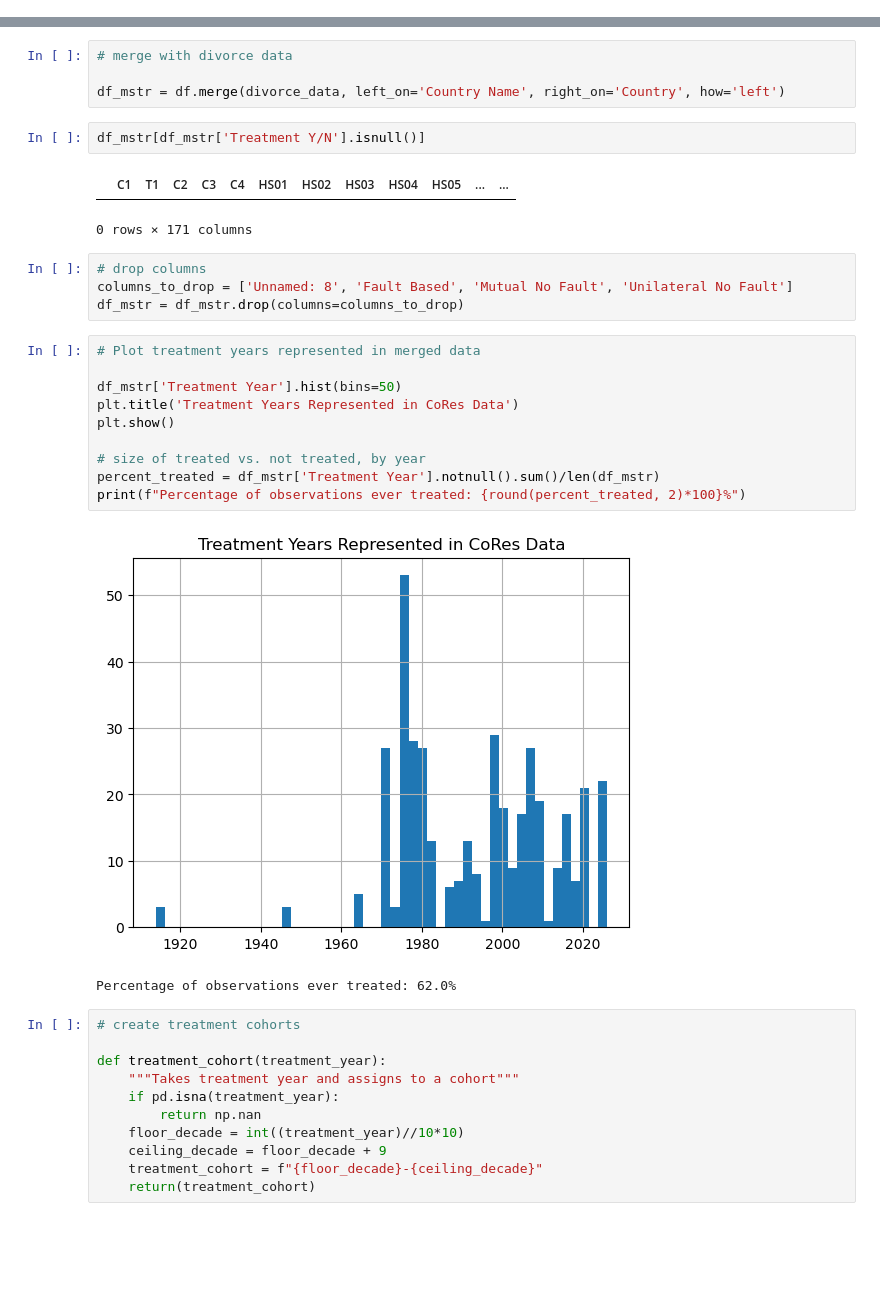
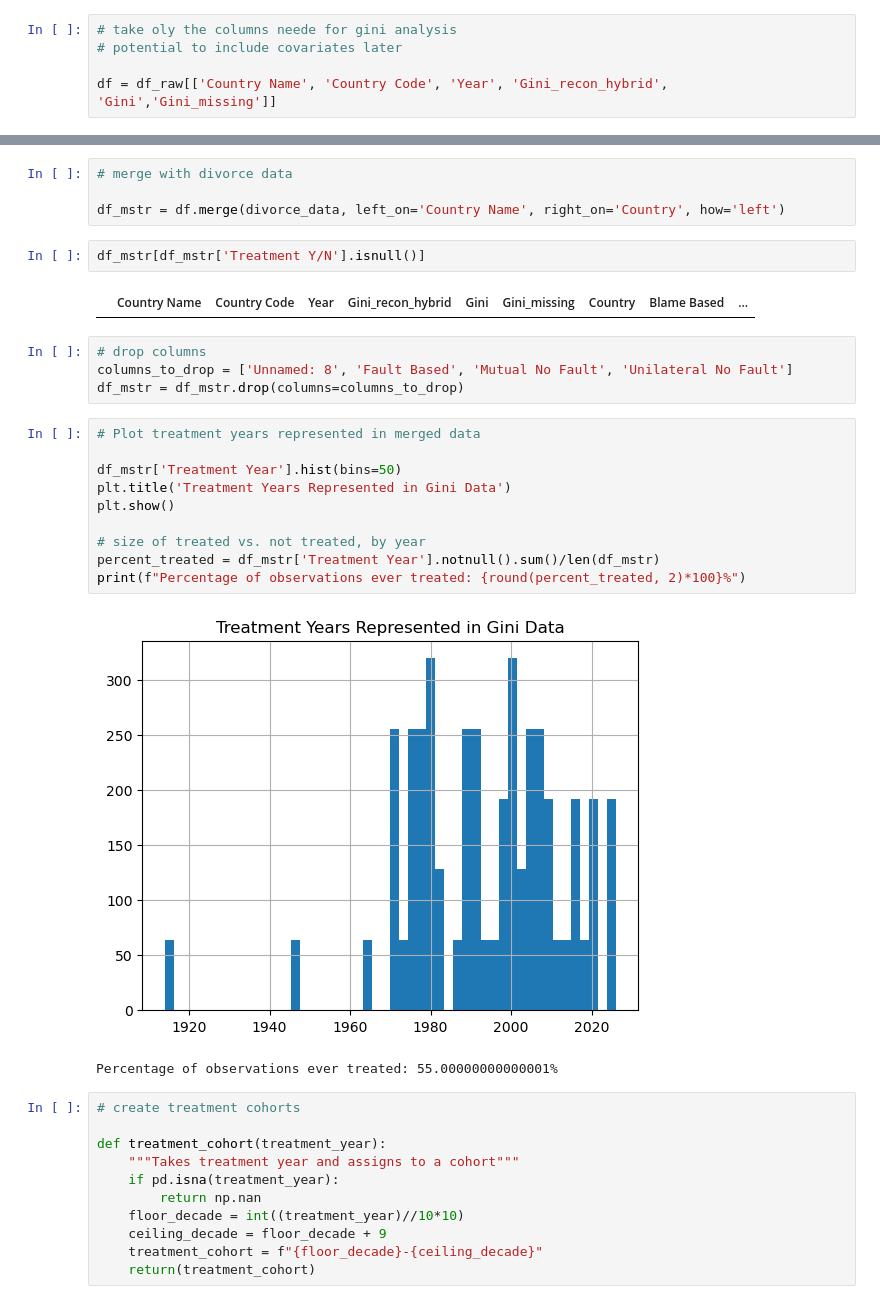
Before and after one commit to LittleBiggler/CoResidence, a Jupyter notebook: cores_causal.ipynb, the cells around one changed output, grey strips where cells are left out. Saved outputs shown, nothing was run; the diff lists cells and outputs as text; blank space fills up the shorter version.

```diff
--- a/cores_causal.ipynb
+++ b/cores_causal.ipynb
@@ -81,3 +83,8 @@ df = df.dropna(subset=h_cols)
+# %%
+# take oly the columns neede for gini analysis
+# potential to include covariates later
+
+df = df_raw[['Country Name', 'Country Code', 'Year', 'Gini_recon_hybrid', 'Gini','Gini_missing']]
 # %%
 df.shape
 # %% [output]
@@ -208,8 +191,7 @@ df_mstr = df.merge(divorce_data, left_on='Country Name', right_on='Country', how
 # %%
 df_mstr[df_mstr['Treatment Y/N'].isnull()]
 # %% [output]
-|  | C1 | T1 | C2 | C3 | C4 | HS01 | HS02 | HS03 | HS04 | HS05 | ... | ... |
+|  | Country Name | Country Code | Year | Gini_recon_hybrid | Gini | Gini_missing | Country | Blame Based | ... |
-0 rows × 171 columns
 # %%
 # drop columns
 columns_to_drop = ['Unnamed: 8', 'Fault Based', 'Mutual No Fault', 'Unilateral No Fault']
@@ -217,16 +199,16 @@ df_mstr = df_mstr.drop(columns=columns_to_drop)
 # %%
 # Plot treatment years represented in merged data
 
 df_mstr['Treatment Year'].hist(bins=50)
-plt.title('Treatment Years Represented in CoRes Data')
+plt.title('Treatment Years Represented in Gini Data')
 plt.show()
 
 # size of treated vs. not treated, by year
 percent_treated = df_mstr['Treatment Year'].notnull().sum()/len(df_mstr)
 print(f"Percentage of observations ever treated: {round(percent_treated, 2)*100}%")
 # %% [output]
-[figure, old version]
+[figure, new version]
-Percentage of observations ever treated: 62.0%
+Percentage of observations ever treated: 55.00000000000001%
 # %%
 # create treatment cohorts
 
```
Also changed, not shown: parts of 48 cells of this notebook.
